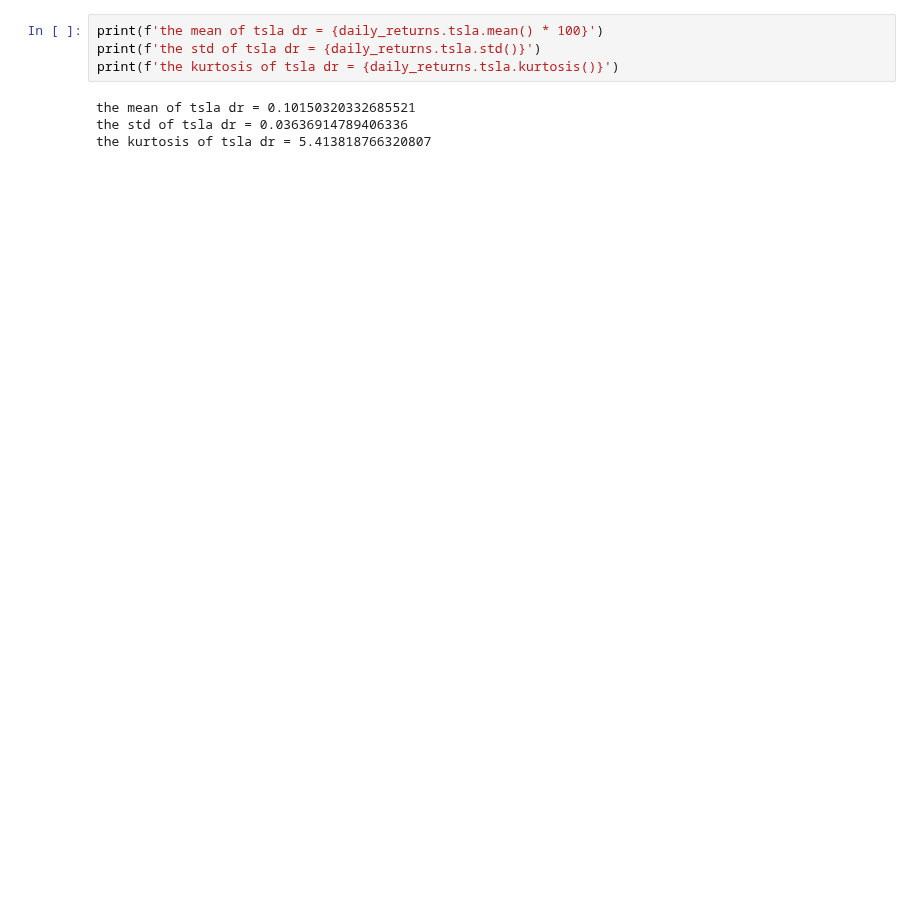
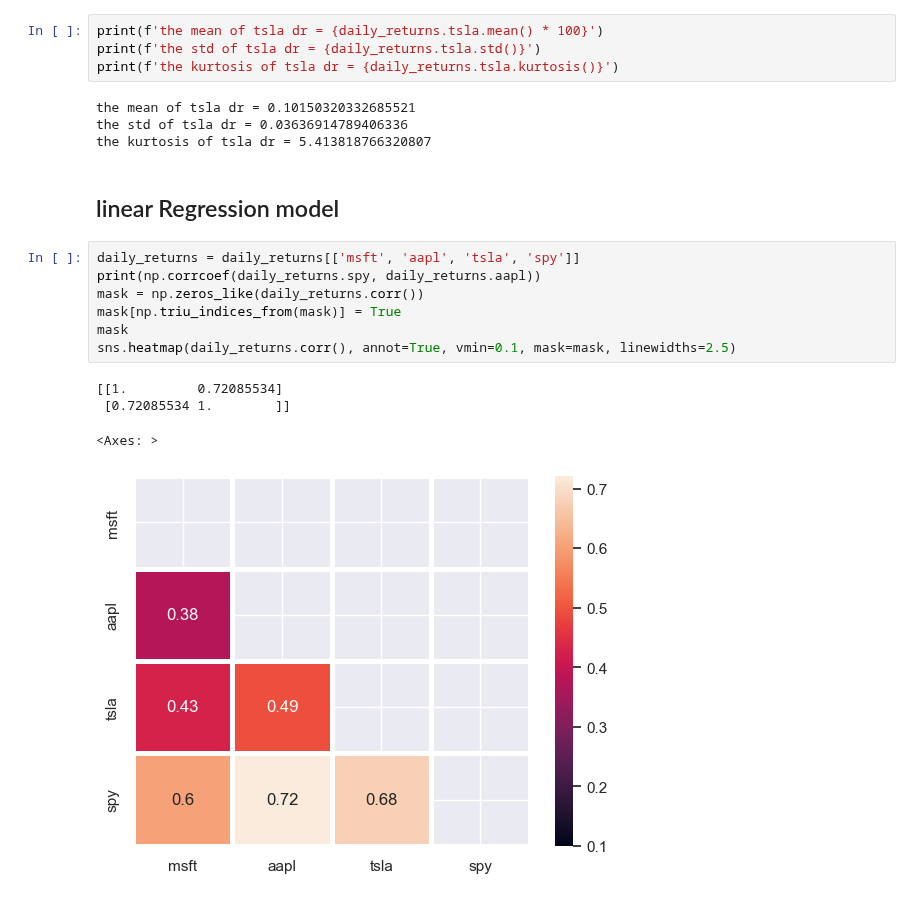
Before and after one commit to Hamza-rami/Stock_trading, a Jupyter notebook: stock_trading.ipynb, the cells around one changed output. Cells and saved outputs as stored; diff of their text form; blank space fills up the shorter version.

Commit message:
feat: linear Regression model

```diff
--- a/stock_trading.ipynb
+++ b/stock_trading.ipynb
@@ -265,3 +265,17 @@ print(f'the kurtosis of tsla dr = {daily_returns.tsla.kurtosis()}')
 the mean of tsla dr = 0.10150320332685521
 the std of tsla dr = 0.03636914789406336
 the kurtosis of tsla dr = 5.413818766320807
+# %% [markdown]
+## linear Regression model
+# %%
+daily_returns = daily_returns[['msft', 'aapl', 'tsla', 'spy']]
+print(np.corrcoef(daily_returns.spy, daily_returns.aapl))
+mask = np.zeros_like(daily_returns.corr())
+mask[np.triu_indices_from(mask)] = True
+mask
+sns.heatmap(daily_returns.corr(), annot=True, vmin=0.1, mask=mask, linewidths=2.5)
+# %% [output]
+[[1.         0.72085534]
+ [0.72085534 1.        ]]
+<Axes: >
+[figure, added]
```
Also changed, not shown: parts of 10 cells of this notebook, 4 other files.
